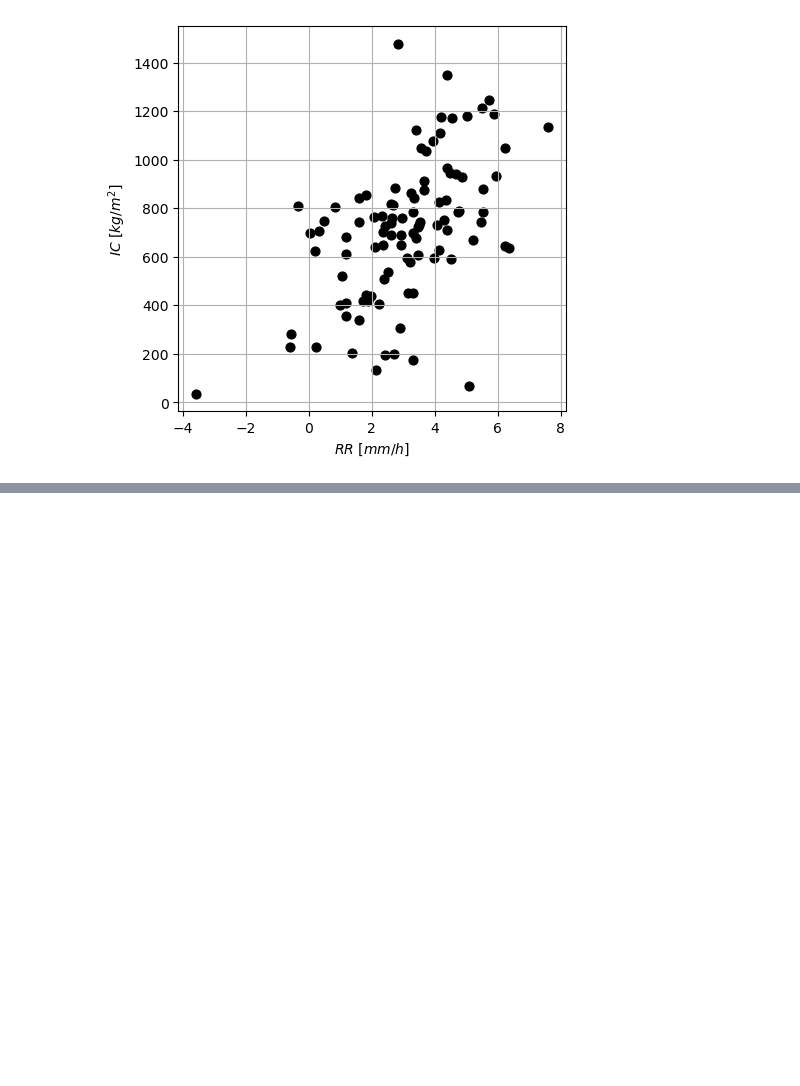
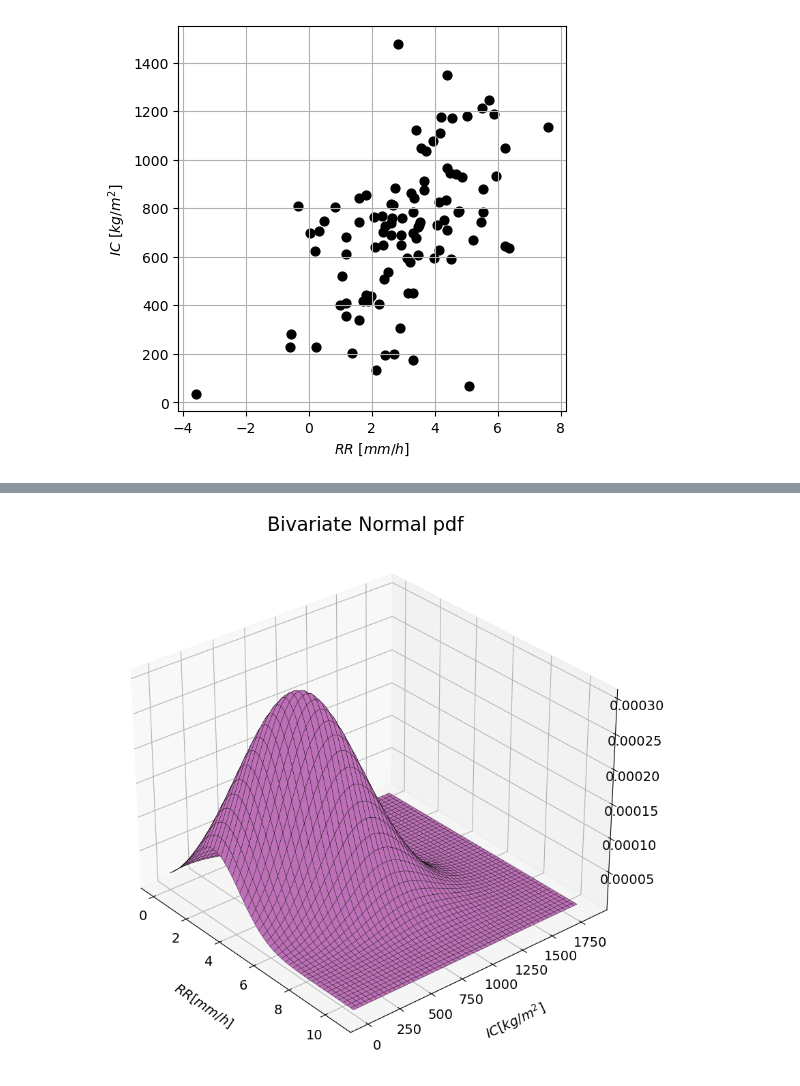
Before and after one commit to MUDE-2025/PA1.5, a Jupyter notebook: ipynb_template.ipynb, the cells around one changed output, grey strips where cells are left out. Saved outputs shown, nothing was run; the diff lists cells and outputs as text; code cells hidden in the pictures; blank space fills up the shorter version.

```diff
--- a/ipynb_template.ipynb
+++ b/ipynb_template.ipynb
@@ -101,0 +114,26 @@ print('First 20 fibonacci numbers:', a)
+# %%
+# Define the mesh of values where we want to evaluate the random variables
+n = 200 #size of the mesh
+values_RR = np.linspace(0,mu[0]+3.8*s1,n)
+values_IC = np.linspace(0,mu[1]+3.8*s2,n)
+
+# Define the grid
+X1,X2 = np.meshgrid(values_RR,values_IC)
+X = np.array([np.concatenate(X1.T), np.concatenate(X2.T)]).T
+
+# Evaluate the PDF
+Z = multivariate_normal(mean=mu, cov=sigma).pdf(X)
+
+# Create the 3D plot
+plt.rcParams.update({'font.size': 14})
+fig = plt.figure(figsize=(15,10))
+ax = fig.add_subplot(111, projection='3d')
+ax.plot_surface(X1, X2, Z.reshape(X1.shape), color='#F792EF', edgecolor='black', linewidth=.25)
+ax.set_xlabel('${RR} [mm/h]$',labelpad=20)
+ax.set_ylabel('${IC} [kg/m^2]$',labelpad=20)
+ax.set_zlabel('$f(x_1,x_2)$',labelpad=20)
+ax.set_title(f'Bivariate Normal pdf', fontsize=20)
+ax.view_init(ax.elev, ax.azim+20)
+plt.show()
+# %% [output]
+[figure, added]
```
Also changed, not shown: parts of 15 cells of this notebook.
